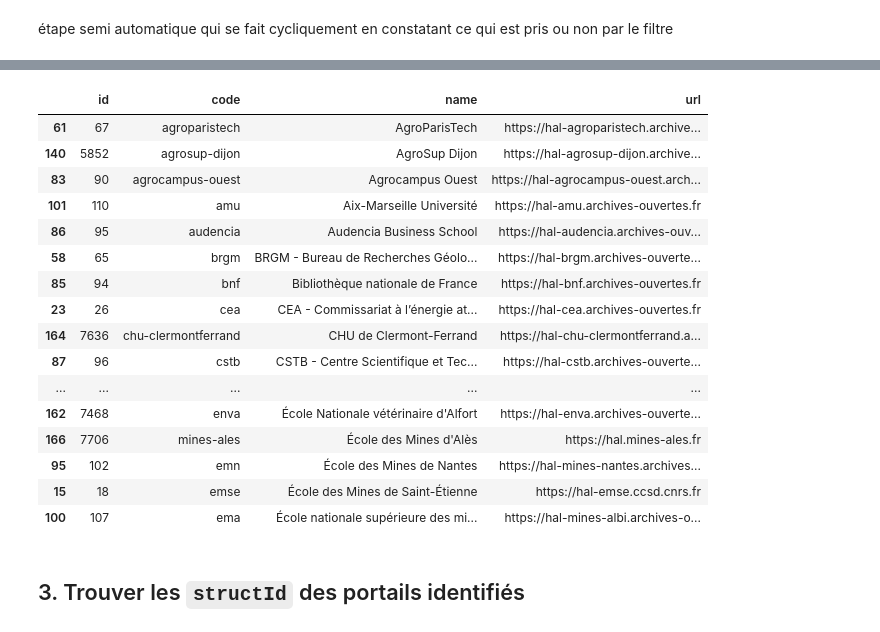
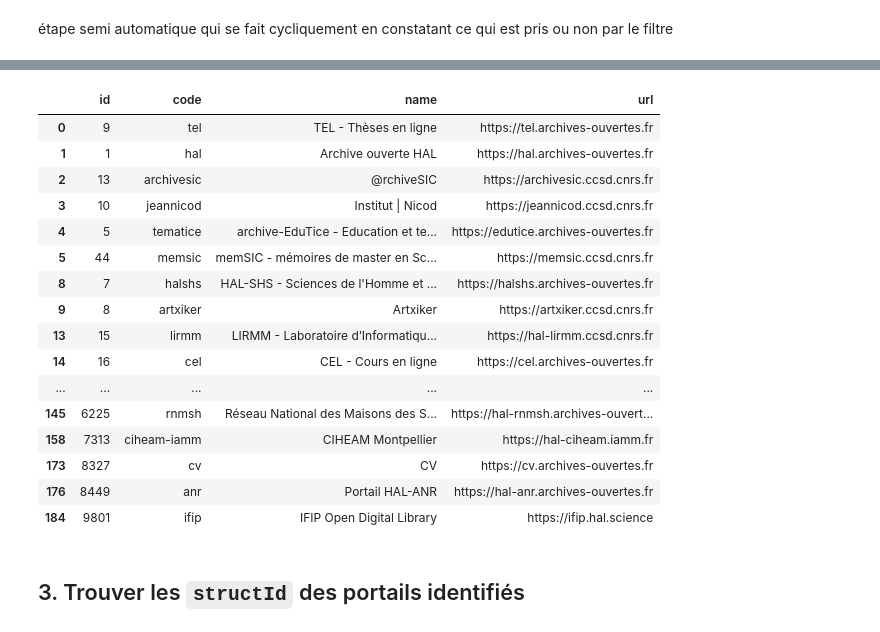
Before and after one commit to ml4rrieu/py_so, a Jupyter notebook: demo/aurehal_struct_noise_per_institution.ipynb, the cells around one changed output, grey strips where cells are left out. Drawn from its saved outputs; the diff is of its cells as text; code cells hidden in the pictures.

```diff
--- a/demo/aurehal_struct_noise_per_institution.ipynb
+++ b/demo/aurehal_struct_noise_per_institution.ipynb
@@ -77,29 +77,29 @@ print(f" nb de portails institutionnels repérés {len(portail_etab)}")
 # %%
 ## verifier la selection effectuée
 
 # ce qui n'est pas retenu
-#portails[ ~portails["id"].isin(portail_etab["id"].tolist())]
+portails[ ~portails["id"].isin(portail_etab["id"].tolist())]
 
 # ce qui est retenu
-portail_etab
+#portail_etab
 # %% [output]
 |  | id | code | name | url |
-| 61 | 67 | agroparistech | AgroParisTech | https://hal-agroparistech.archive... |
-| 140 | 5852 | agrosup-dijon | AgroSup Dijon | https://hal-agrosup-dijon.archive... |
-| 83 | 90 | agrocampus-ouest | Agrocampus Ouest | https://hal-agrocampus-ouest.arch... |
-| 101 | 110 | amu | Aix-Marseille Université | https://hal-amu.archives-ouvertes.fr |
-| 86 | 95 | audencia | Audencia Business School | https://hal-audencia.archives-ouv... |
-| 58 | 65 | brgm | BRGM - Bureau de Recherches Géolo... | https://hal-brgm.archives-ouverte... |
-| 85 | 94 | bnf | Bibliothèque nationale de France | https://hal-bnf.archives-ouvertes.fr |
-| 23 | 26 | cea | CEA - Commissariat à l’énergie at... | https://hal-cea.archives-ouvertes.fr |
-| 164 | 7636 | chu-clermontferrand | CHU de Clermont-Ferrand | https://hal-chu-clermontferrand.a... |
-| 87 | 96 | cstb | CSTB - Centre Scientifique et Tec... | https://hal-cstb.archives-ouverte... |
+| 0 | 9 | tel | TEL - Thèses en ligne | https://tel.archives-ouvertes.fr |
+| 1 | 1 | hal | Archive ouverte HAL | https://hal.archives-ouvertes.fr |
+| 2 | 13 | archivesic | @rchiveSIC | https://archivesic.ccsd.cnrs.fr |
+| 3 | 10 | jeannicod | Institut | Nicod | https://jeannicod.ccsd.cnrs.fr |
+| 4 | 5 | tematice | archive-EduTice - Education et te... | https://edutice.archives-ouvertes.fr |
+| 5 | 44 | memsic | memSIC - mémoires de master en Sc... | https://memsic.ccsd.cnrs.fr |
+| 8 | 7 | halshs | HAL-SHS - Sciences de l'Homme et ... | https://halshs.archives-ouvertes.fr |
+| 9 | 8 | artxiker | Artxiker | https://artxiker.ccsd.cnrs.fr |
+| 13 | 15 | lirmm | LIRMM - Laboratoire d’Informatiqu... | https://hal-lirmm.ccsd.cnrs.fr |
+| 14 | 16 | cel | CEL - Cours en ligne | https://cel.archives-ouvertes.fr |
 | ... | ... | ... | ... | ... |
-| 162 | 7468 | enva | École Nationale vétérinaire d'Alfort | https://hal-enva.archives-ouverte... |
-| 166 | 7706 | mines-ales | École des Mines d'Alès | https://hal.mines-ales.fr |
-| 95 | 102 | emn | École des Mines de Nantes | https://hal-mines-nantes.archives... |
-| 15 | 18 | emse | École des Mines de Saint-Étienne | https://hal-emse.ccsd.cnrs.fr |
-| 100 | 107 | ema | École nationale supérieure des mi... | https://hal-mines-albi.archives-o... |
+| 145 | 6225 | rnmsh | Réseau National des Maisons des S... | https://hal-rnmsh.archives-ouvert... |
+| 158 | 7313 | ciheam-iamm | CIHEAM Montpellier | https://hal-ciheam.iamm.fr |
+| 173 | 8327 | cv | CV | https://cv.archives-ouvertes.fr |
+| 176 | 8449 | anr | Portail HAL-ANR | https://hal-anr.archives-ouvertes.fr |
+| 184 | 9801 | ifip | IFIP Open Digital Library | https://ifip.hal.science |
 # %% [markdown]
 ## 3. Trouver les `structId` des portails identifiés
 # %% [markdown]
```
Also changed, not shown: parts of 4 cells of this notebook, 2 other files.
